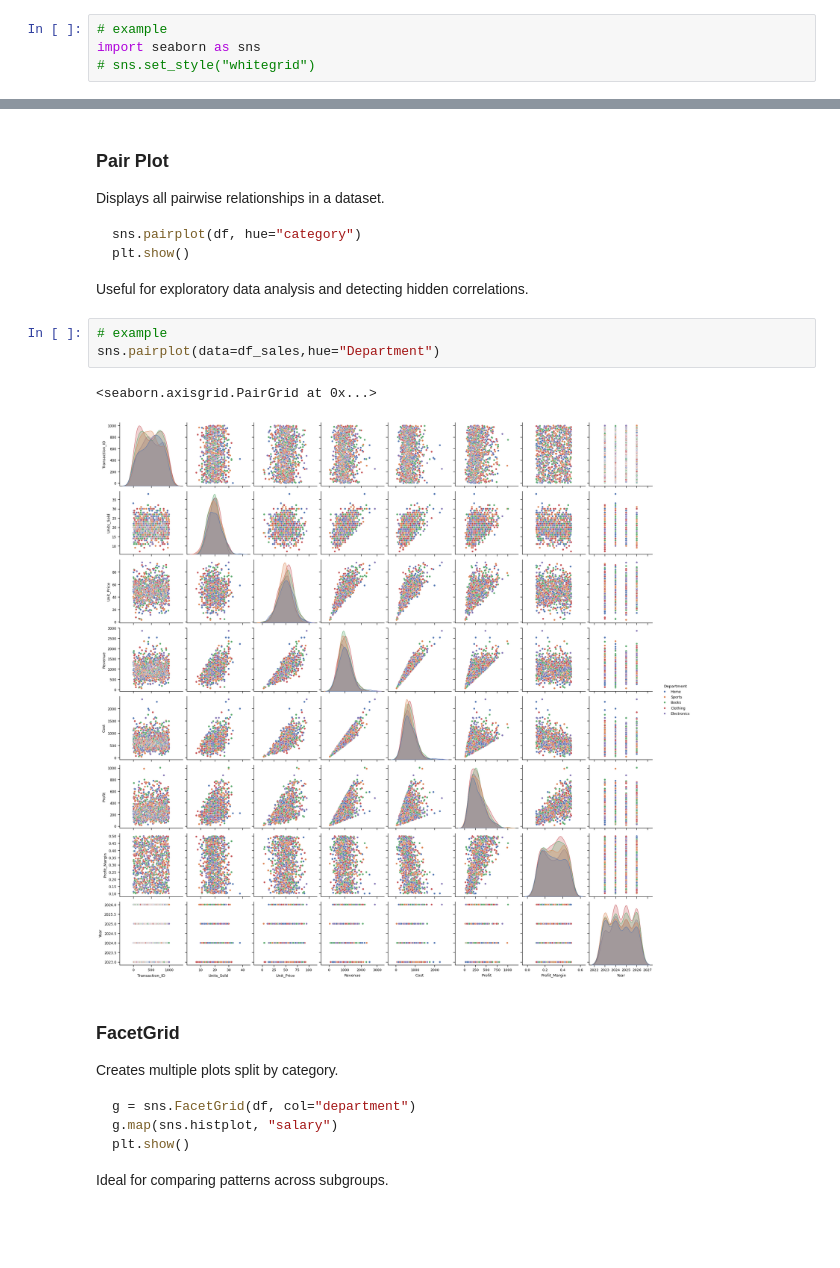
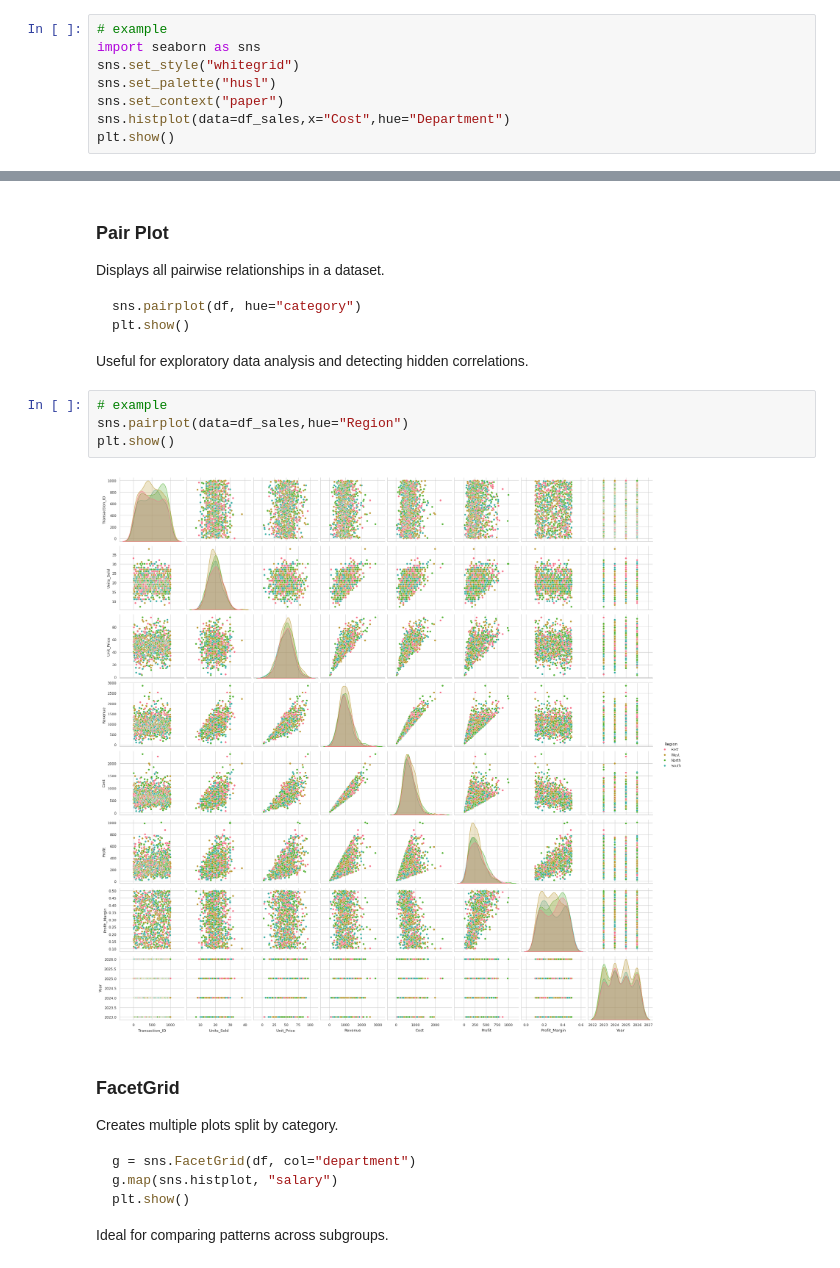
Before and after one commit to karusamuel/visualizations, a Jupyter notebook: index.ipynb, the cells around one changed output, grey strips where cells are left out. Cells and saved outputs as stored; diff of their text form; blank space fills up the shorter version.

```diff
--- a/index.ipynb
+++ b/index.ipynb
@@ -530,4 +573,8 @@ sns.set_style("ticks")
 # %%
 # example
 import seaborn as sns
-# sns.set_style("whitegrid")
+sns.set_style("whitegrid")
+sns.set_palette("husl")
+sns.set_context("paper")
+sns.histplot(data=df_sales,x="Cost",hue="Department")
+plt.show()
@@ -638,10 +700,10 @@ plt.show()
 Useful for exploratory data analysis and detecting hidden correlations.
 # %%
 # example
-sns.pairplot(data=df_sales,hue="Department")
+sns.pairplot(data=df_sales,hue="Region")
+plt.show()
 # %% [output]
-<seaborn.axisgrid.PairGrid at 0x...>
-[figure, old version]
+[figure, new version]
 # %% [markdown]
 ### FacetGrid
 
```
Also changed, not shown: parts of 36 cells of this notebook, 1 other file.
